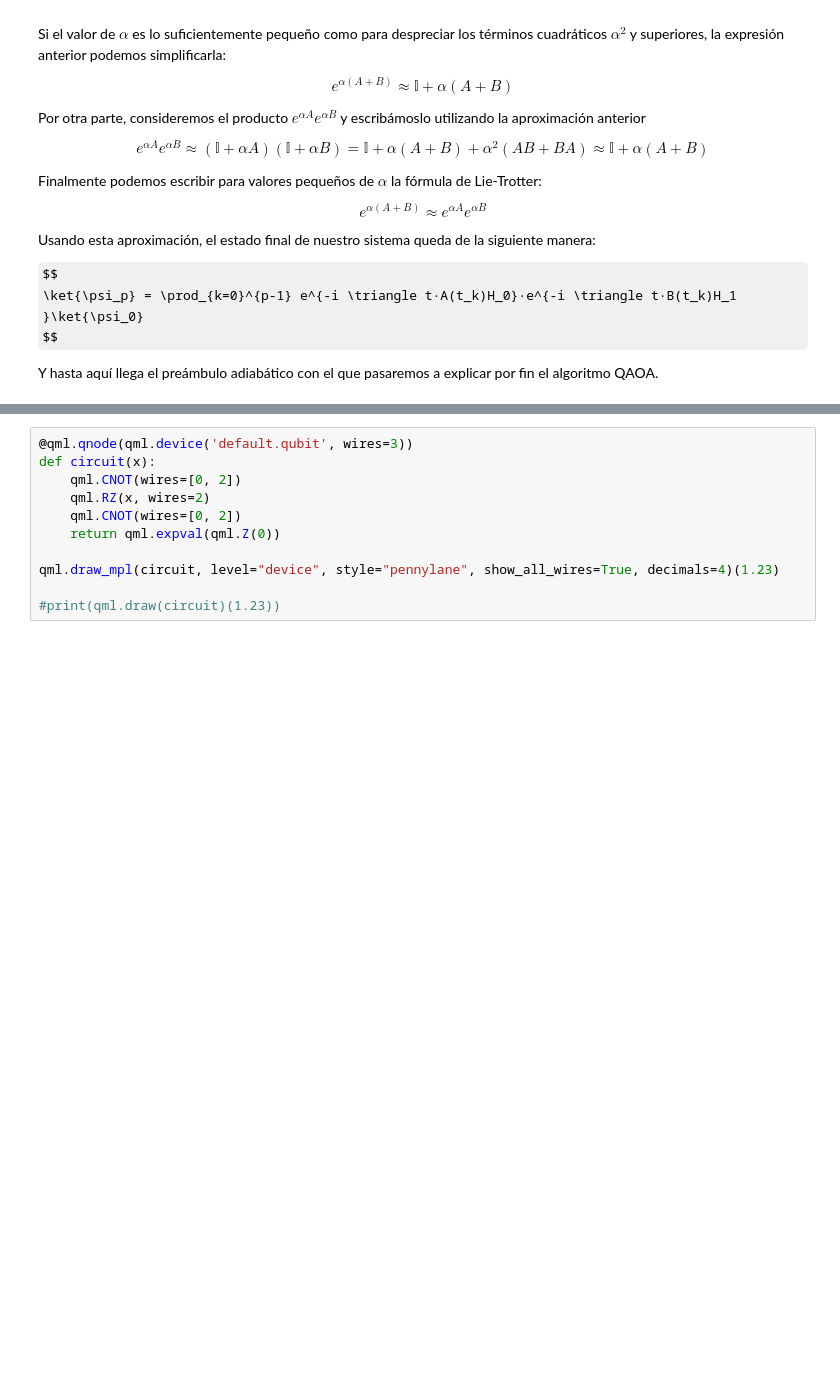
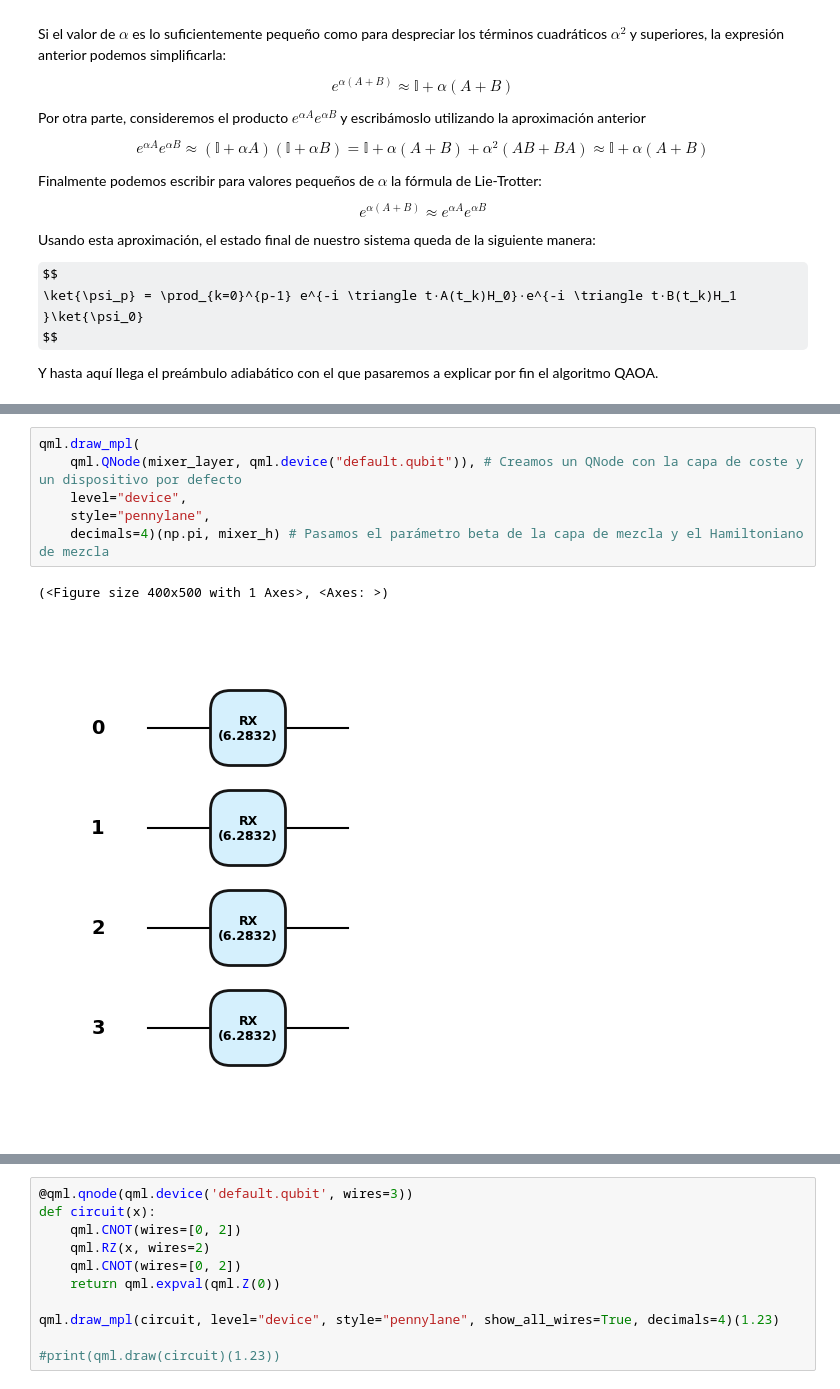
Before and after one commit to pabloramosdev/quantum_computing, a Jupyter notebook: max_cut_problem.ipynb, the cells around one changed output, grey strips where cells are left out. Saved outputs shown, nothing was run; the diff lists cells and outputs as text; some formulas as TeX source; blank space fills up the shorter version.

```diff
--- a/max_cut_problem.ipynb
+++ b/max_cut_problem.ipynb
@@ -325,0 +372,9 @@ $$
+# %%
+qml.draw_mpl(
+    qml.QNode(mixer_layer, qml.device("default.qubit")), # Creamos un QNode con la capa de coste y un dispositivo por defecto
+    level="device",
+    style="pennylane",
+    decimals=4)(np.pi, mixer_h) # Pasamos el parámetro beta de la capa de mezcla y el Hamiltoniano de mezcla
+# %% [output]
+(<Figure size 400x500 with 1 Axes>, <Axes: >)
+[figure, added]
```
Also changed, not shown: parts of 13 cells of this notebook.
